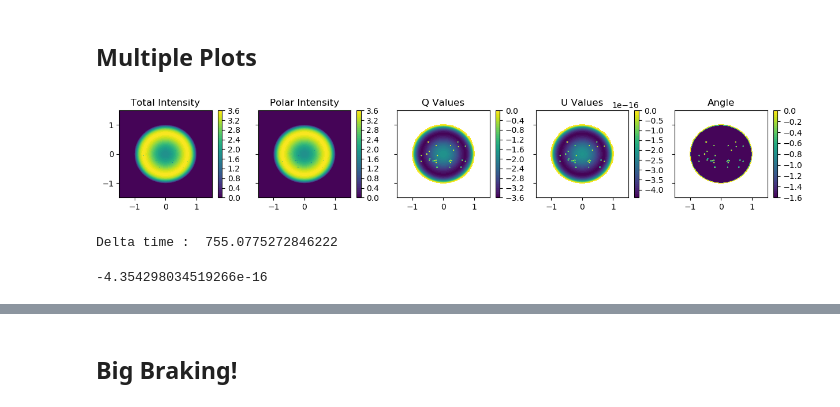
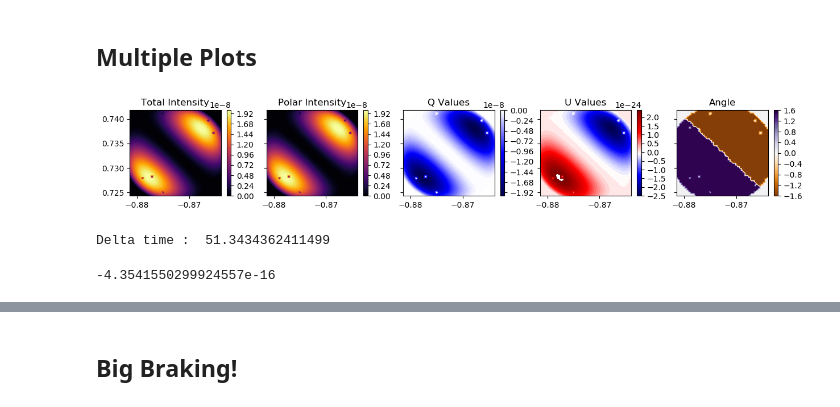
Before and after one commit to psmd-iberutaru/Akamai-Internship, a Jupyter notebook: Codebase/Active_Codebase/contour_plots.ipynb, the cells around one changed output, grey strips where cells are left out. Cells and saved outputs as stored; diff of their text form; code cells hidden in the pictures.

```diff
--- a/Codebase/Active_Codebase/contour_plots.ipynb
+++ b/Codebase/Active_Codebase/contour_plots.ipynb
@@ -33,6 +33,8 @@ def cloud_eq(x,y,z):
 def test_field(x,y,z):
     return 0,1,0
 
-center_coord = ay_coord.SkyCoord('00h00m00.00s','00d00m00.00s',frame='icrs')
+center_coord = ay_coord.SkyCoord('20h40m00.00s','42d00m00.00s',frame='icrs')
+field_of_view = 0.01745329
 
+print(center_coord)
 n_zeros = 30
@@ -46,29 +51,34 @@ _ = telescope_data.Stokes_parameter_contours(n_samples=100) # Res is n_samples
 # %% [markdown]
 ## Multiple Plots
 # %%
+def cloud_eq_0(x,y,z):
+    radius = 0.01**2
+    return x**2 + y**2 + z**2 - radius
+
 def test_field_0(x,y,z):
     return np.zeros_like(x),np.ones_like(x),np.zeros_like(x)
 
 def intensity_field_0(x,y,z):
-    return 2*x**2 + 2*y**2 + 2*z**2
+    return x+y+z
 
-target_object_0 = m_obs.ProtostarModel(center_coord,cloud_eq,test_field_0,density_model=intensity_field_0,
+target_object_0 = m_obs.ProtostarModel(center_coord,cloud_eq_0,test_field_0,density_model=intensity_field_0,
                                        zeros_guess_count=n_zeros,ra_wrap_angle=np.pi)
 target_sightline_0 = m_obs.Sightline(None,None,SkyCoord_object=center_coord,ra_wrap_angle=np.pi)
-telescope_data_0 = m_obs.ObservingRun(target_object_0,target_sightline_0,3)
+
+telescope_data_0 = m_obs.ObservingRun(target_object_0,target_sightline_0,field_of_view)
 
 start_time = time.time()
-_ = telescope_data_0.Stokes_parameter_contours(n_axial_samples=150)
+_ = telescope_data_0.Stokes_parameter_contours(n_axial_samples=50)
 end_time = time.time()
 print('Delta time : ', end_time - start_time)
 # %% [output]
-[figure, old version]
+[figure, new version]
-Delta time :  755.0775272846222
+Delta time :  51.3434362411499
 # %%
 a,b = _
 print(min(b[2])) # Was 821
 # %% [output]
--4.354298034519266e-16
+-4.3541550299924557e-16
 # %%
 def test_field_45(x,y,z):
     return 0,1,1
```
Also changed, not shown: parts of 12 cells of this notebook, 57 other files.
